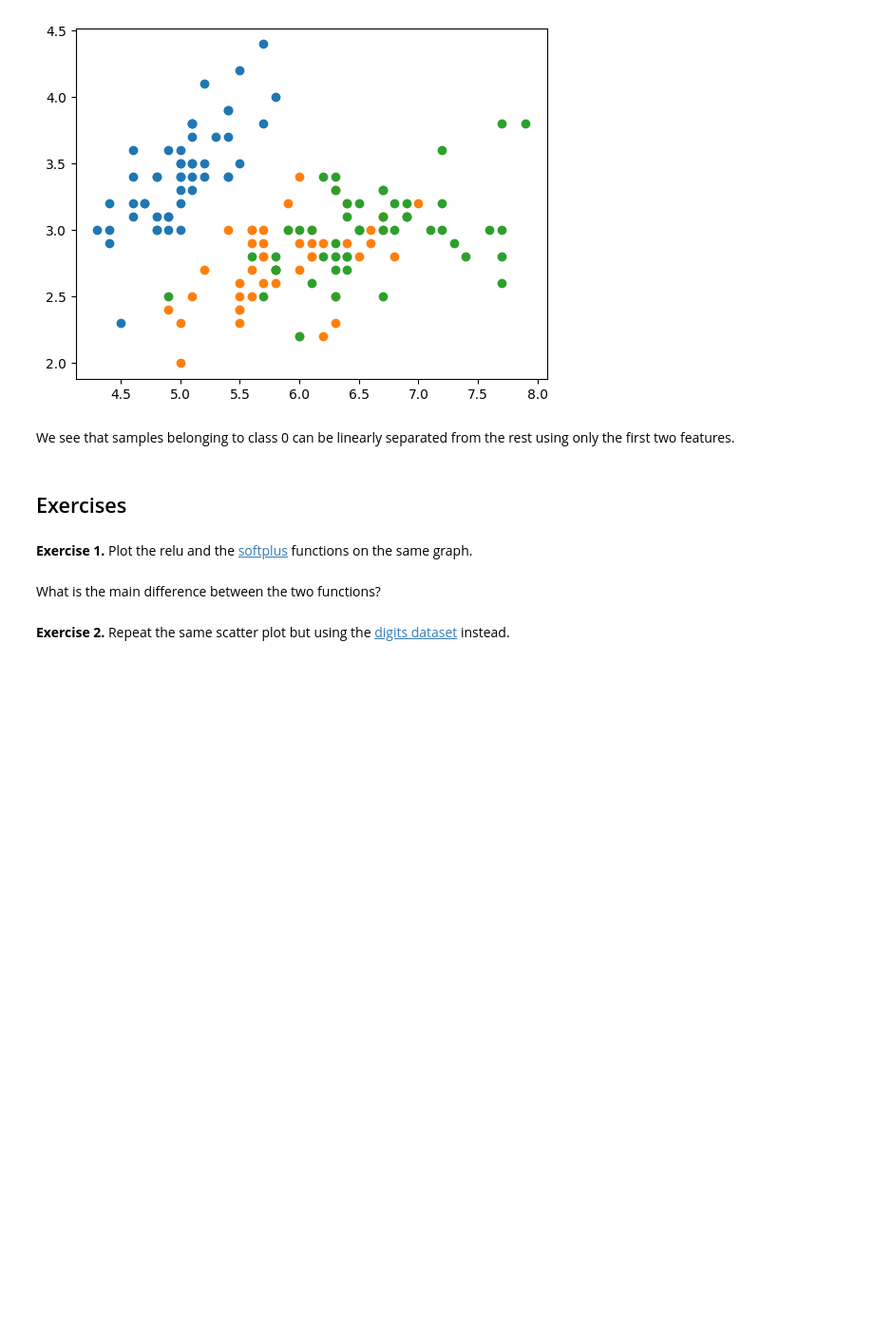
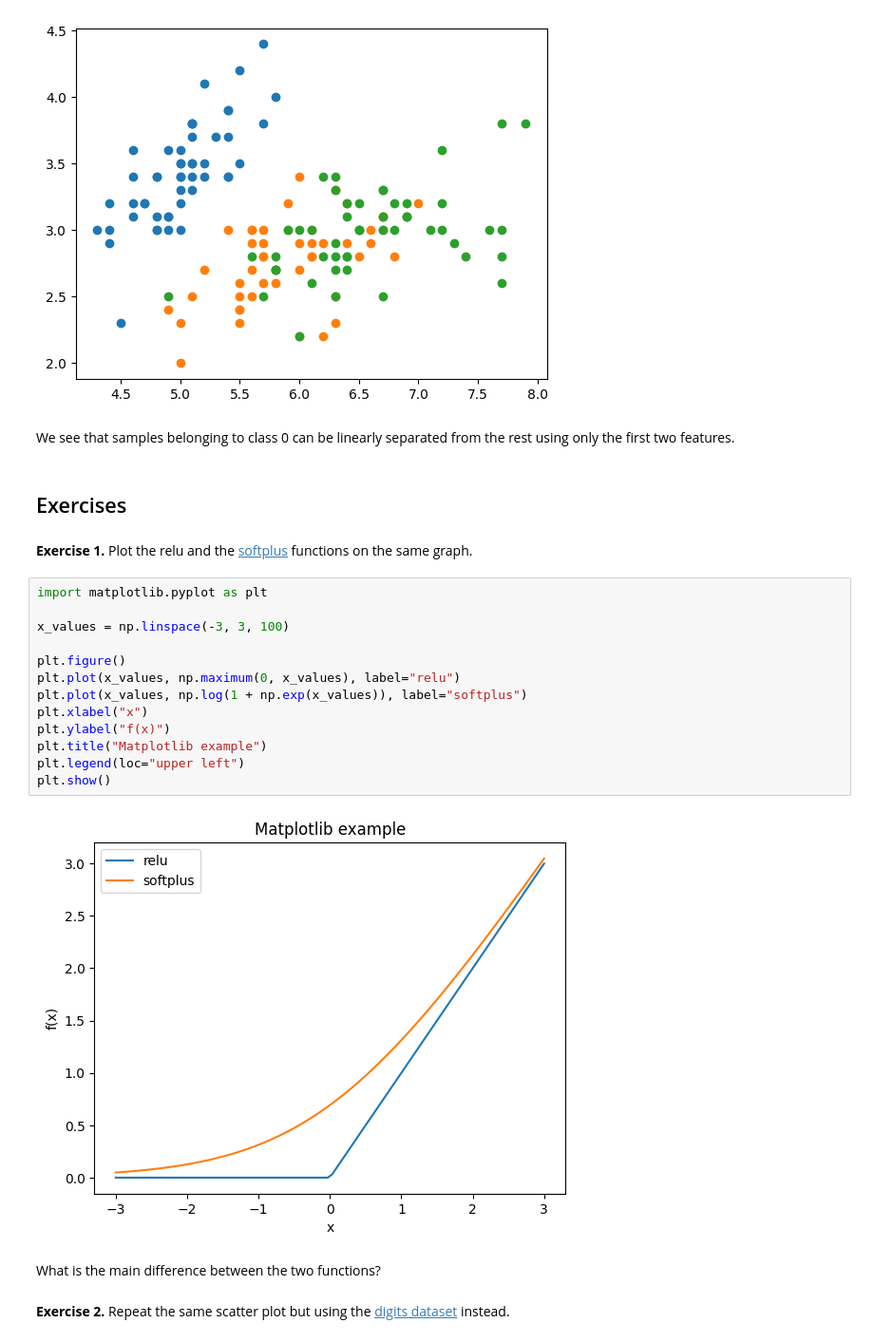
Before and after one commit to gav-ip/CSE185, a Jupyter notebook: notebooks/01_python_basics.ipynb, the cells around one changed output. Shown: that part at 95% size. Drawn from its saved outputs; the diff is of its cells as text; blank space fills up the shorter version.

```diff
--- a/notebooks/01_python_basics.ipynb
+++ b/notebooks/01_python_basics.ipynb
@@ -516,6 +562,21 @@ We see that samples belonging to class 0 can be linearly separated from the rest
 ## Exercises
 # %% [markdown]
 **Exercise 1.** Plot the relu and the [softplus](https://en.wikipedia.org/wiki/Rectifier_(neural_networks)#Softplus) functions on the same graph.
+# %%
+import matplotlib.pyplot as plt
+
+x_values = np.linspace(-3, 3, 100)
+
+plt.figure()
+plt.plot(x_values, np.maximum(0, x_values), label="relu")
+plt.plot(x_values, np.log(1 + np.exp(x_values)), label="softplus")
+plt.xlabel("x")
+plt.ylabel("f(x)")
+plt.title("Matplotlib example")
+plt.legend(loc="upper left")
+plt.show()
+# %% [output]
+[figure, added]
 # %% [markdown]
 What is the main difference between the two functions?
 # %% [markdown]
```
Also changed, not shown: parts of 7 cells of this notebook, 2 other files.
